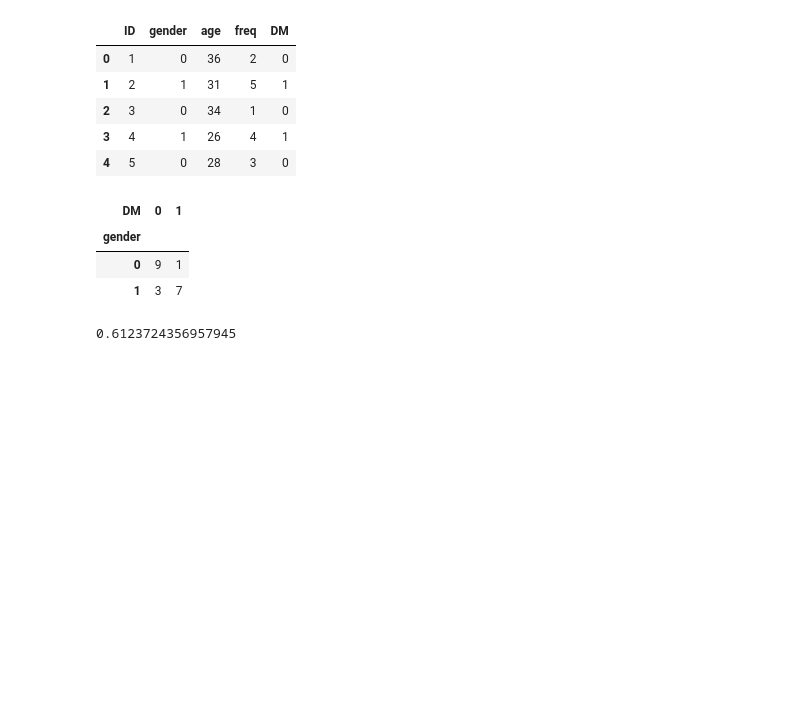
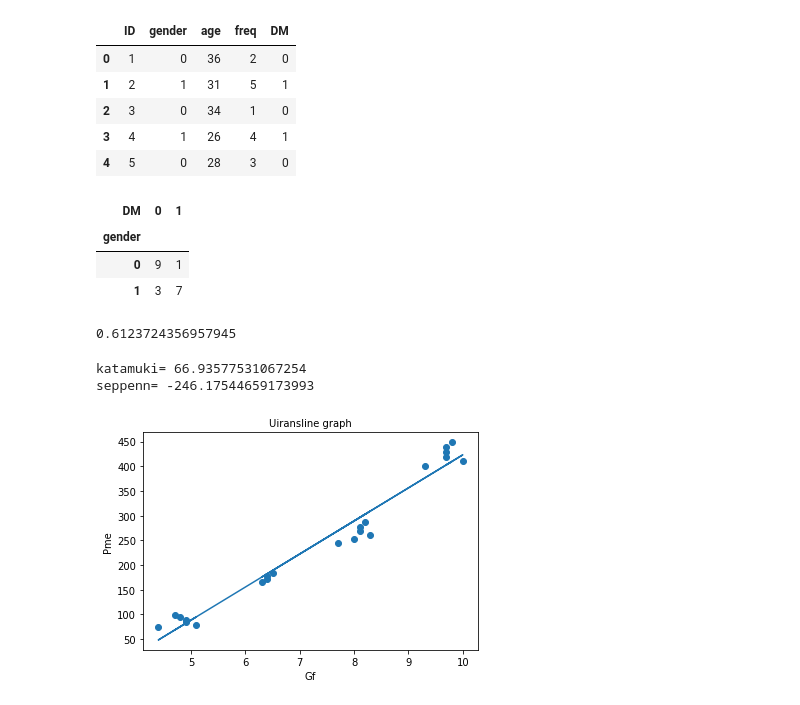
Before and after one commit to englishta/algorithm, a Jupyter notebook: graphic/2/18T1040X_加藤正隆(2).ipynb, the cells around one changed output. Drawn from its saved outputs; the diff is of its cells as text; code cells hidden in the pictures; blank space fills up the shorter version.

```diff
--- a/graphic/2/18T1040X_加藤正隆(2).ipynb
+++ b/graphic/2/18T1040X_加藤正隆(2).ipynb
@@ -132,3 +132,25 @@ pd.crosstab( customer['gender'], customer['DM'] )
 np.corrcoef( customer['gender'], customer['DM'] )[0,1]
 # %% [output]
 0.6123724356957945
+# %%
+import pandas as pd
+import matplotlib.pyplot as plt
+import numpy as np
+x = [7.7, 8.0, 8.3, 8.1, 8.1, 8.2]+[6.3, 6.4, 6.4, 6.5]+[9.3, 10, 9.7, 9.7, 9.7, 9.8]+[4.4, 5.1, 4.9, 4.9, 4.8, 4.7]
+y = [245.5, 253.5, 261.8, 269.9, 278, 286.2]+[165.4, 171.8, 178.2, 184.7]+[399.8, 409.8, 419.5, 429.2, 438.9, 448.7]+[74.3, 79.4, 84.3, 89.2, 94, 98.7]
+senkei = np.polyfit(x, y, 1)
+func = np.poly1d(senkei)
+a, b = np.polyfit(x, y, 1)
+y2 = func(x)
+plt.plot(x, y2)
+plt.scatter(x, y)
+plt.xlabel( 'Gf' )
+plt.ylabel( 'Pme' )
+plt.title("Uiransline graph", size=10)
+print("katamuki=", a)
+print("seppenn=", b)
+plt.show()
+# %% [output]
+katamuki= 66.93577531067254
+seppenn= -246.17544659173993
+[figure, added]
```
Also changed, not shown: parts of 2 cells of this notebook, 4 other files.
